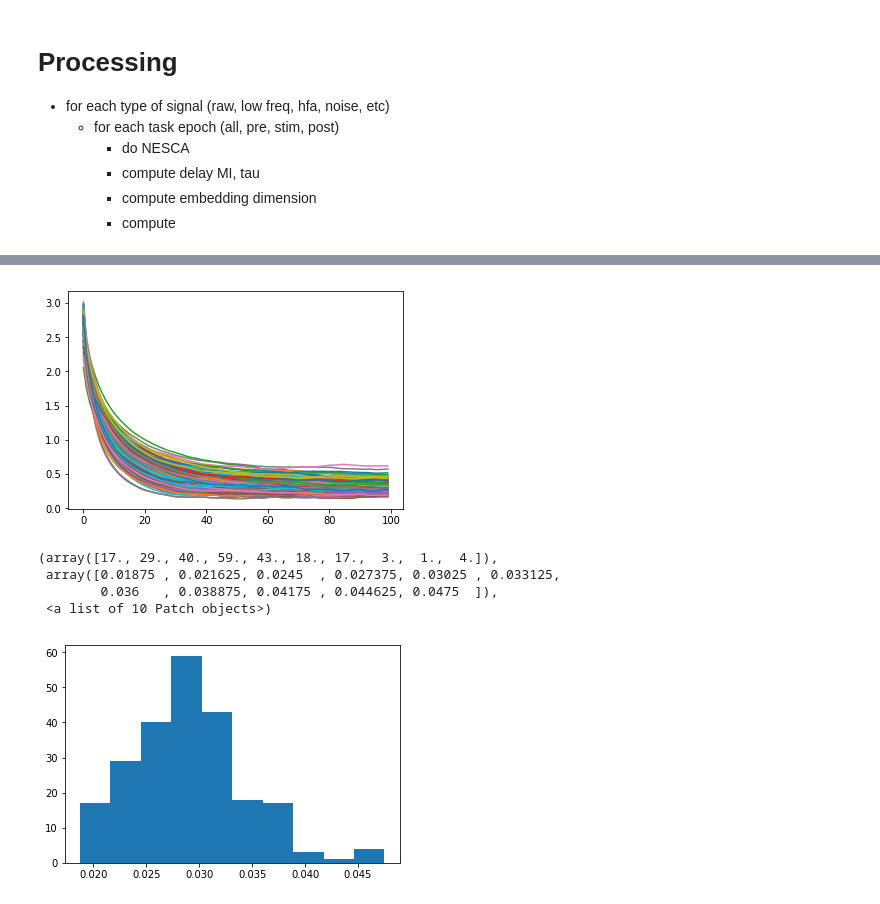
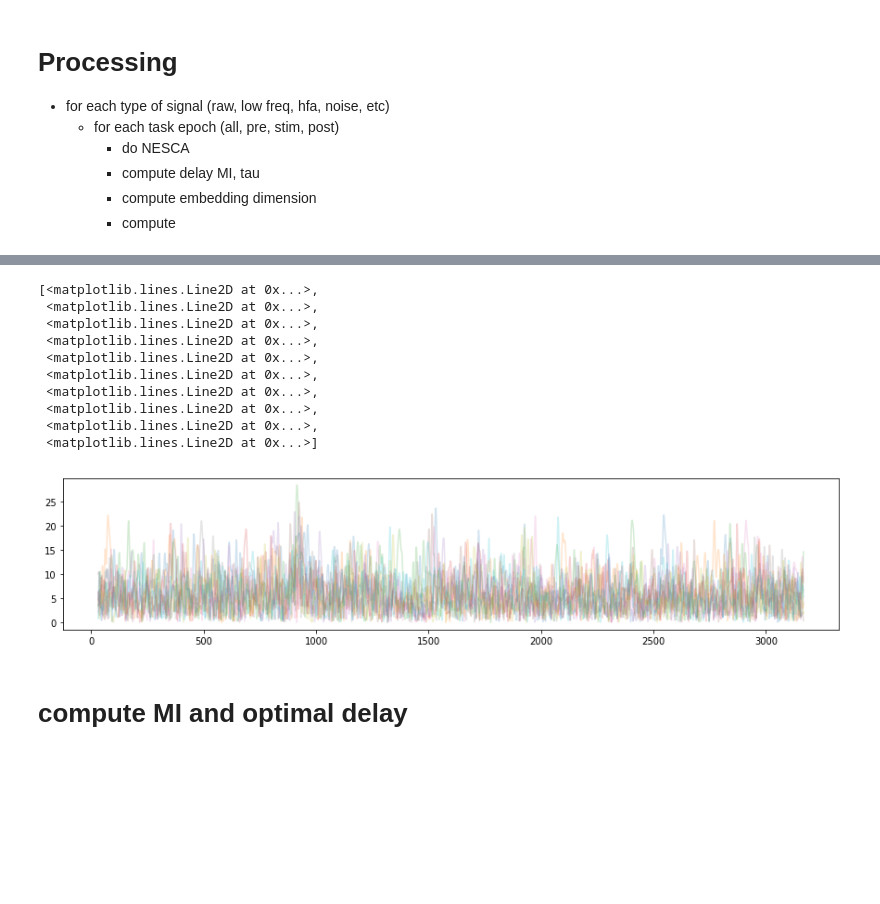
Before and after one commit to rdgao/SpaceRecon, a Jupyter notebook: notebooks/kahana_ECoG.ipynb, the cells around one changed output, grey strips where cells are left out. Cells and saved outputs as stored; diff of their text form; code cells hidden in the pictures; blank space fills up the shorter version.

```diff
--- a/notebooks/kahana_ECoG.ipynb
+++ b/notebooks/kahana_ECoG.ipynb
@@ -67,21 +102,26 @@ print(fs)
+# %%
+sig = x_feat
+good_inds=~np.isnan(sig[0,:,0])
+plt.figure(figsize=(15,3))
+chan = 33
+plt.plot(sig[chan,:,:10], alpha=0.2)
+# %% [output]
+[<matplotlib.lines.Line2D at 0x...>,
+ <matplotlib.lines.Line2D at 0x...>,
+ <matplotlib.lines.Line2D at 0x...>,
+ <matplotlib.lines.Line2D at 0x...>,
+ <matplotlib.lines.Line2D at 0x...>,
+ <matplotlib.lines.Line2D at 0x...>,
+ <matplotlib.lines.Line2D at 0x...>,
+ <matplotlib.lines.Line2D at 0x...>,
+ <matplotlib.lines.Line2D at 0x...>,
+ <matplotlib.lines.Line2D at 0x...>]
+[figure, added]
+# %% [markdown]
+# compute MI and optimal delay
 # %%
-chan, trial = 0, 0
-nbins, max_tau = 25, 100
-
-MIs, opt_tau = [], []
+nbins, max_tau = 20, 200
+MIs = []
 for trial in range(ntrials):
-    t_MI, MI = de.compute_delay_MI(x[chan,:,trial], nbins, max_tau)
+    t_MI, MI = de.compute_delay_MI(sig[chan,good_inds,trial], nbins, max_tau)
     MIs.append(MI)
-    plt.plot(t_MI, MI)
-    opt_tau.append(de.find_valley(MI))
-# %% [output]
-[figure, removed]
-# %%
-opt_tau = np.asarray(opt_tau)
-plt.hist(opt_tau[:,0]/fs)
-# %% [output]
-(array([17., 29., 40., 59., 43., 18., 17.,  3.,  1.,  4.]),
- array([0.01875 , 0.021625, 0.0245  , 0.027375, 0.03025 , 0.033125,
-        0.036   , 0.038875, 0.04175 , 0.044625, 0.0475  ]),
- <a list of 10 Patch objects>)
-[figure, removed]
```
Also changed, not shown: parts of 18 cells of this notebook, 2 other files.
